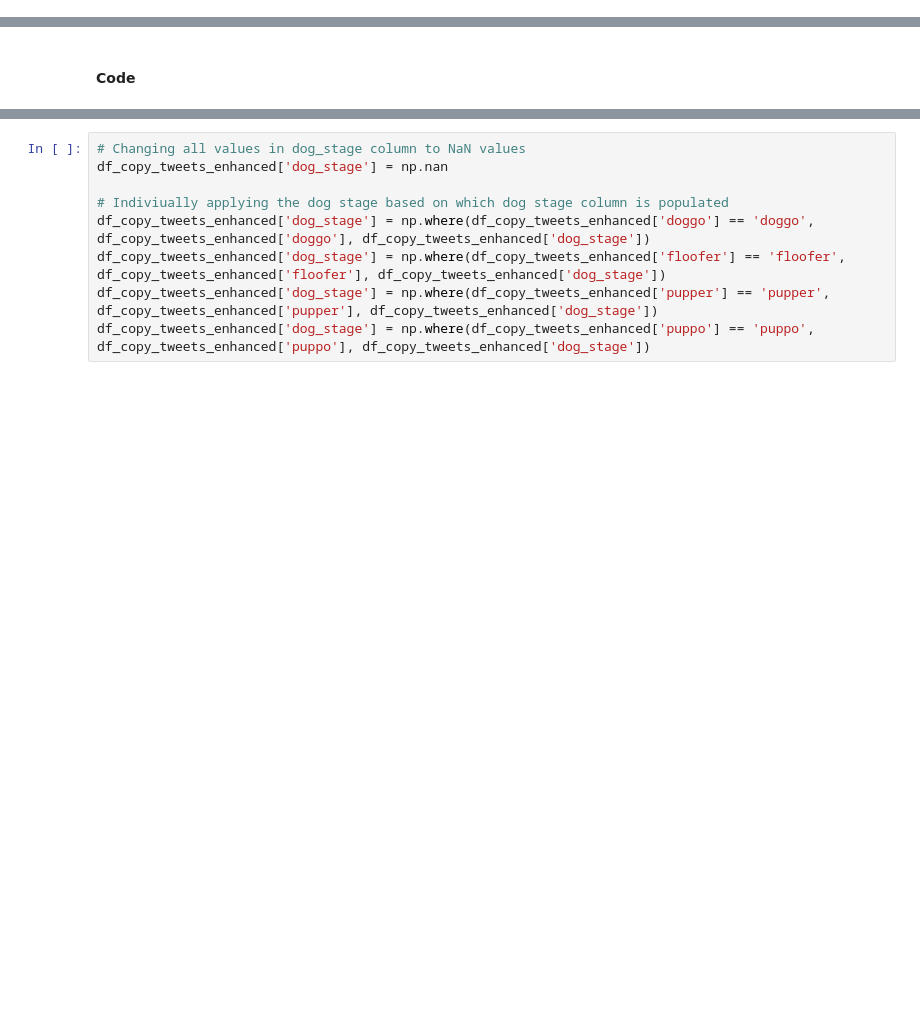
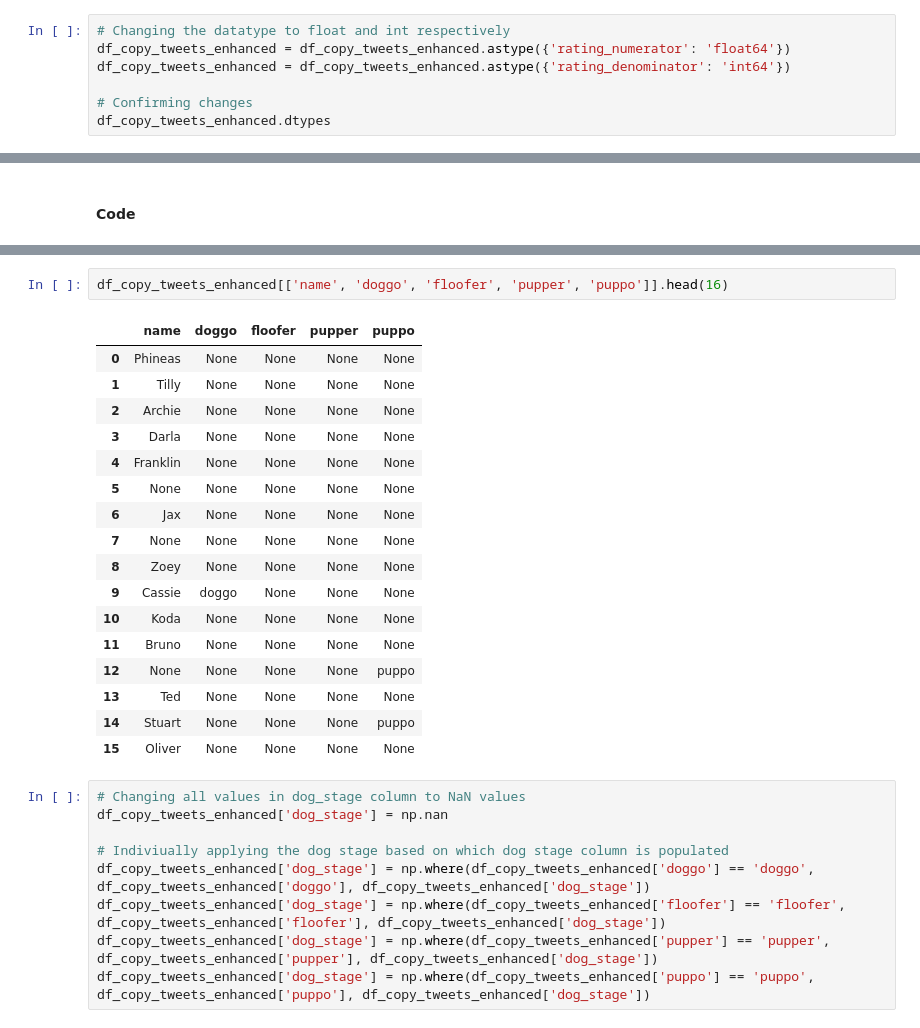
Before and after one commit to Cofucan/weratedogs_twitter_analysis, a Jupyter notebook: wrangle_act.ipynb, the cells around one changed output, grey strips where cells are left out. Drawn from its saved outputs; the diff is of its cells as text; blank space fills up the shorter version.

```diff
--- a/wrangle_act.ipynb
+++ b/wrangle_act.ipynb
@@ -560,0 +611,7 @@ Remove all the rows where the denominator is not exactly 10 since those are not
+# %%
+# Changing the datatype to float and int respectively
+df_copy_tweets_enhanced = df_copy_tweets_enhanced.astype({'rating_numerator': 'float64'})
+df_copy_tweets_enhanced = df_copy_tweets_enhanced.astype({'rating_denominator': 'int64'})
+
+# Confirming changes
+df_copy_tweets_enhanced.dtypes
@@ -706,3 +757,23 @@ df_copy_tweets_enhanced.head(2)
+# %%
+df_copy_tweets_enhanced[['name', 'doggo', 'floofer', 'pupper', 'puppo']].head(16)
+# %% [output]
+|  | name | doggo | floofer | pupper | puppo |
+| 0 | Phineas | None | None | None | None |
+| 1 | Tilly | None | None | None | None |
+| 2 | Archie | None | None | None | None |
+| 3 | Darla | None | None | None | None |
+| 4 | Franklin | None | None | None | None |
+| 5 | None | None | None | None | None |
+| 6 | Jax | None | None | None | None |
+| 7 | None | None | None | None | None |
+| 8 | Zoey | None | None | None | None |
+| 9 | Cassie | doggo | None | None | None |
+| 10 | Koda | None | None | None | None |
+| 11 | Bruno | None | None | None | None |
+| 12 | None | None | None | None | puppo |
+| 13 | Ted | None | None | None | None |
+| 14 | Stuart | None | None | None | puppo |
+| 15 | Oliver | None | None | None | None |
 # %%
 # Changing all values in dog_stage column to NaN values
 df_copy_tweets_enhanced['dog_stage'] = np.nan
```
Also changed, not shown: parts of 62 cells of this notebook, 12 other files.
